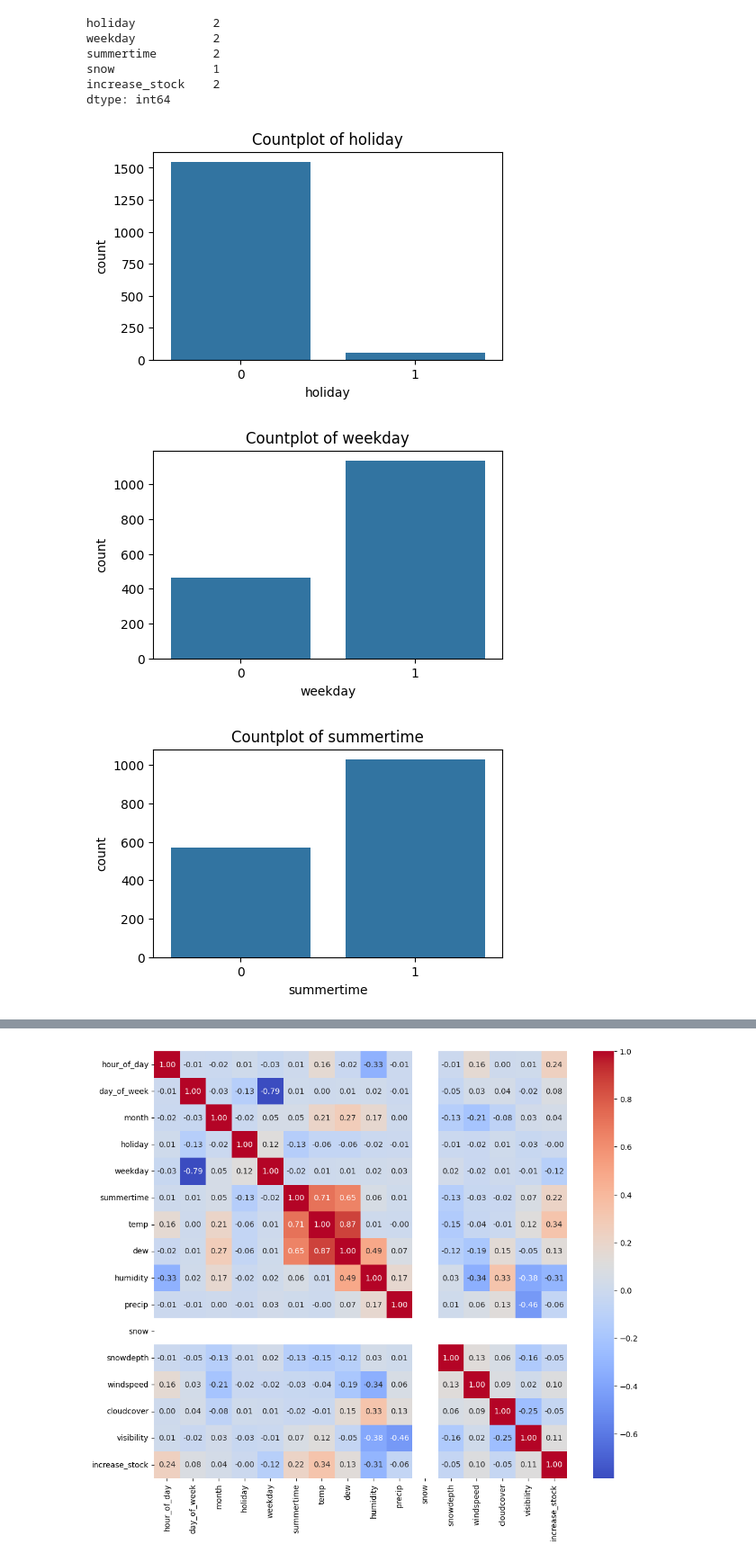
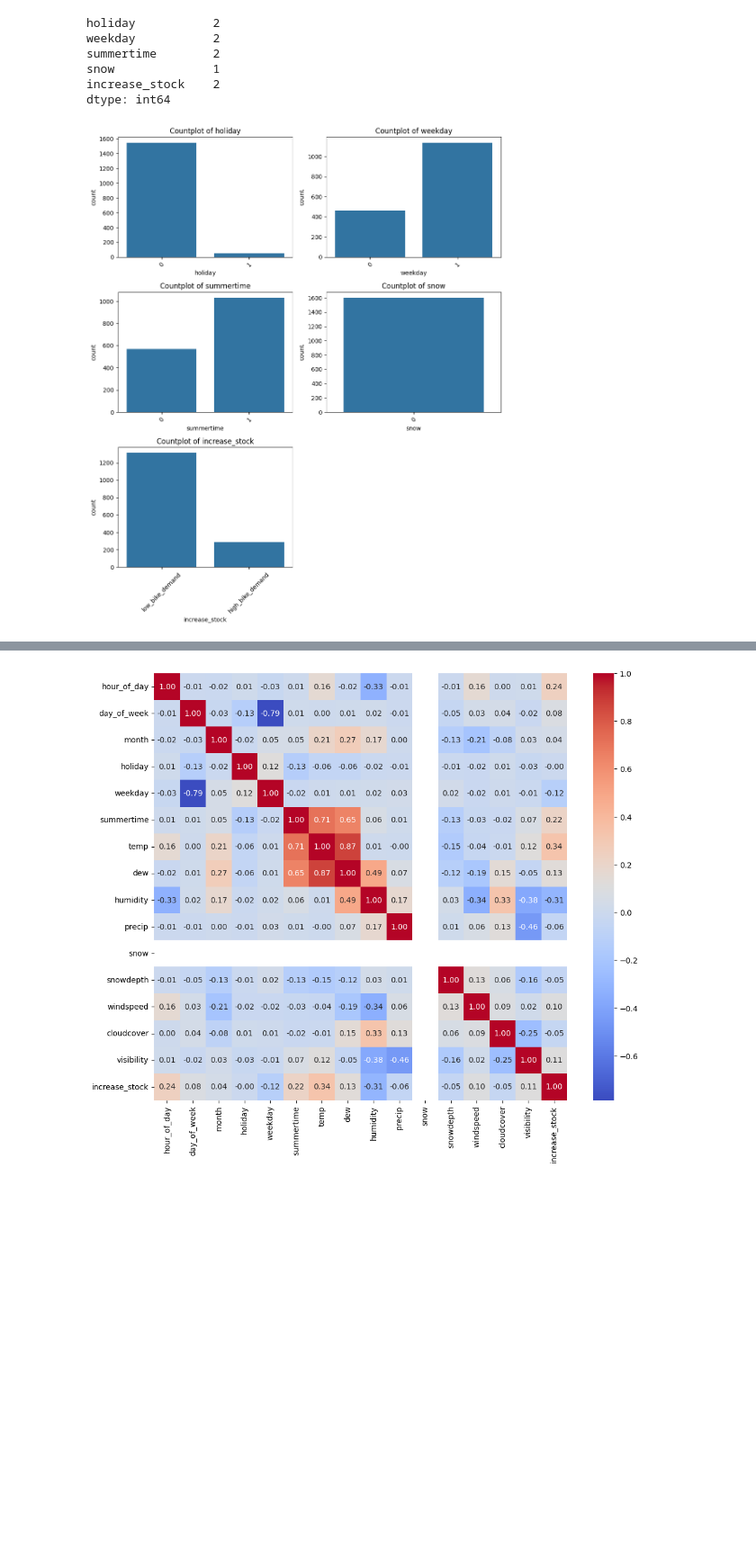
Before and after one commit to Zhiwei-Joel-Yan/sml_project, a Jupyter notebook: zhiwei_notebook/SML_project_zhiwei.ipynb, the cells around one changed output, grey strips where cells are left out. Shown at 90% size. Drawn from its saved outputs; the diff is of its cells as text; code cells hidden in the pictures; blank space fills up the shorter version.

```diff
--- a/zhiwei_notebook/SML_project_zhiwei.ipynb
+++ b/zhiwei_notebook/SML_project_zhiwei.ipynb
@@ -34,7 +32,7 @@ from various perspectives:
 • Is there any trend depending on the weather? Rainy days, snowy days, etc
 # %%
 # load data
-with open('./training_data_ht2025.csv','r') as f:
+with open('../projects_materials/training_data_ht2025.csv','r') as f:
     df = pd.read_csv(f)
 
 df.info()
@@ -138,12 +138,26 @@ snow              1
 increase_stock    2
 dtype: int64
 # %%
-for col in categorical_cols:
-    plt.figure(figsize=(5,3))
-    sns.countplot(data=categoric_data, x=col)
-    plt.title(f"Countplot of {col}")
-    plt.show()
+import math
+# Number of plots
+n_cols = 2
+n_rows = math.ceil(len(categorical_cols) / n_cols)
+
+fig, axes = plt.subplots(n_rows, n_cols, figsize=(10, 4 * n_rows))
+axes = axes.flatten()  # flatten to 1D for easy indexing
+
+for i, col in enumerate(categorical_cols):
+    sns.countplot(data=categoric_data, x=col, ax=axes[i])
+    axes[i].set_title(f"Countplot of {col}")
+    axes[i].tick_params(axis='x', rotation=45)
+
+# Hide any unused axes
+for j in range(i + 1, len(axes)):
+    axes[j].set_visible(False)
+
+plt.tight_layout()
+plt.show()
+
+fig.savefig("../report/figures/count_plot_category.png")
 # %% [output]
-[figure, old version]
+[figure, new version]
-[figure, removed]
-[figure, removed]
```
Also changed, not shown: parts of 12 cells of this notebook, 16 other files.
